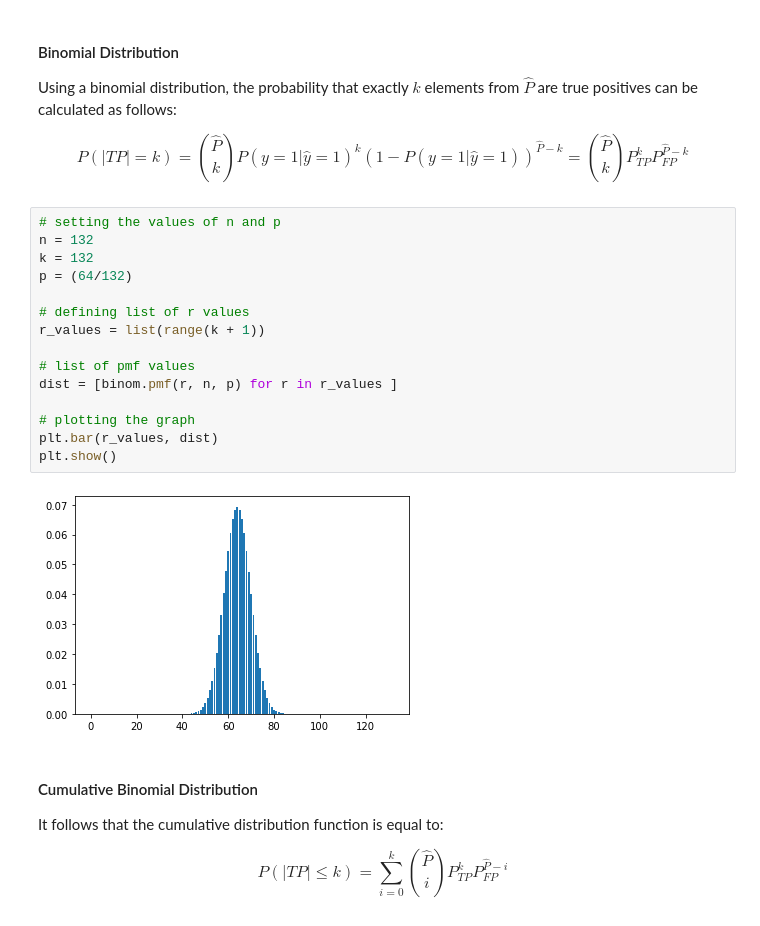
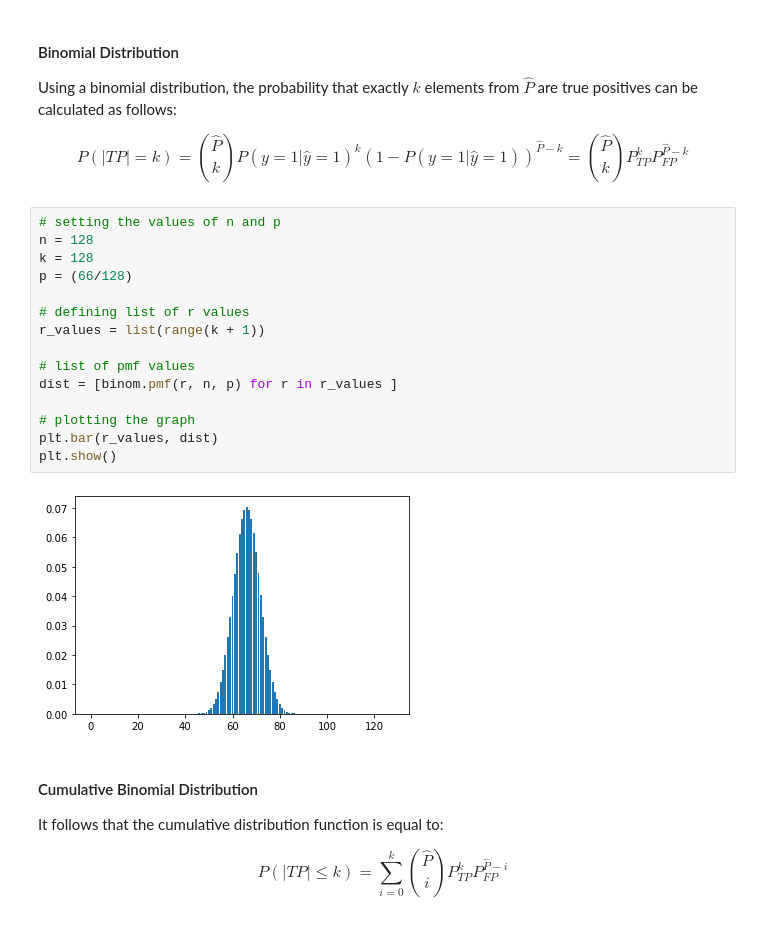
Before and after one commit to Aberkane/GDPR-privacy-policies, a Jupyter notebook: Stage 1 - Classification and Calibration.ipynb, the cells around one changed output. Cells and saved outputs as stored; diff of their text form.

```diff
--- a/Stage 1 - Classification and Calibration.ipynb
+++ b/Stage 1 - Classification and Calibration.ipynb
@@ -729,21 +560,21 @@ Using a binomial distribution, the probability that exactly $k$ elements from $\
 \end{equation}
 # %%
 # setting the values of n and p
-n = 132
-k = 132
-p = (64/132)
+n = 128
+k = 128
+p = (66/128)
 
 # defining list of r values
 r_values = list(range(k + 1))
 
 # list of pmf values
 dist = [binom.pmf(r, n, p) for r in r_values ]
 
 # plotting the graph
 plt.bar(r_values, dist)
 plt.show()
 # %% [output]
-[figure, old version]
+[figure, new version]
 # %% [markdown]
 #### Cumulative Binomial Distribution
 It follows that the cumulative distribution function is equal to:
```
Also changed, not shown: parts of 13 cells of this notebook, 5 other files.
